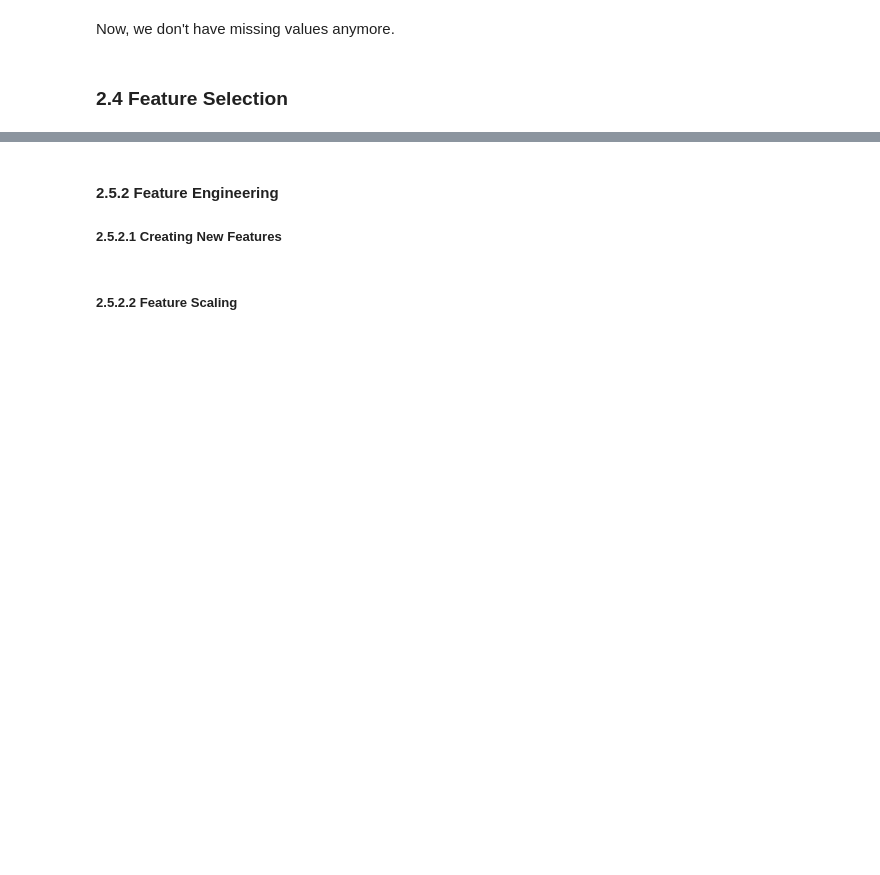
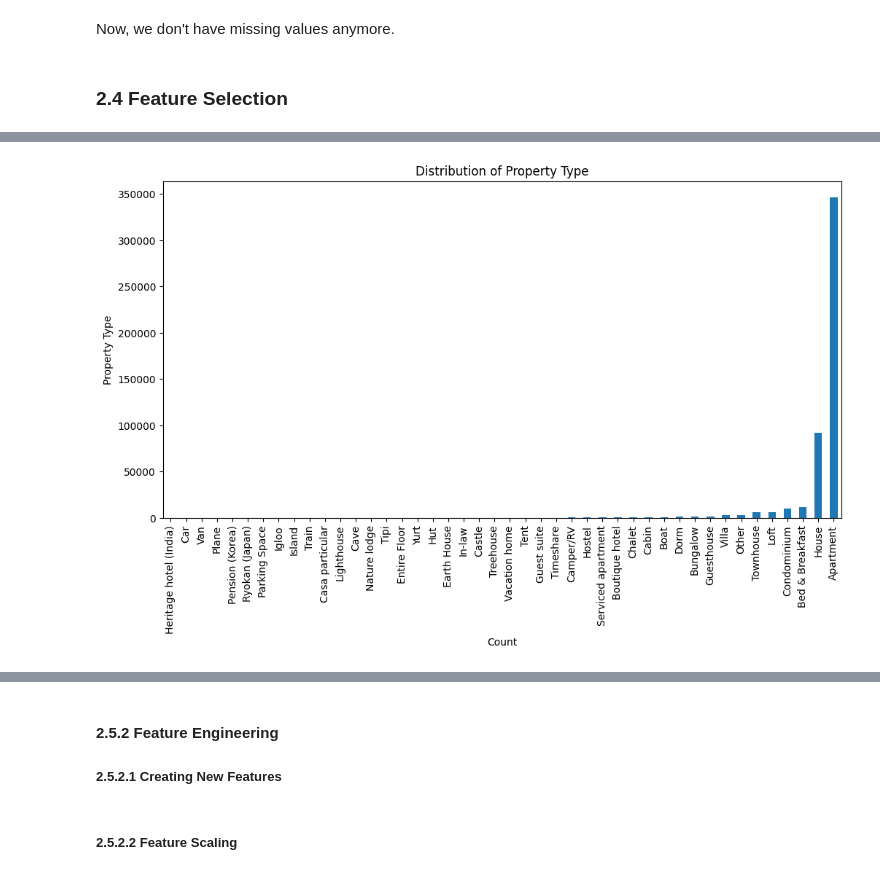
Before and after one commit to Antoine-ValentinCharpentier/AirbnbPricePrediction2, a Jupyter notebook: notebook.ipynb, the cells around one changed output, grey strips where cells are left out. Cells and saved outputs as stored; diff of their text form; code cells hidden in the pictures; blank space fills up the shorter version.

```diff
--- a/notebook.ipynb
+++ b/notebook.ipynb
@@ -675,7 +677,7 @@ def calculate_reviews_per_month(row):
         return row['Reviews per Month']
 
     nb_review = row['Number of Reviews']
-    nb_months_since_hosting = row['Months Since Hosting']
+    nb_months_since_hosting = row['Days Since Hosting'] // 30.5
 
     if pd.isnull(nb_review) or nb_months_since_hosting <= 0:
         return 0
@@ -683,8 +685,6 @@ def calculate_reviews_per_month(row):
         return nb_review / nb_months_since_hosting
 # %%
 dataset['Reviews per Month'] = dataset.apply(calculate_reviews_per_month, axis=1)
-# %%
-dataset.drop('Months Since Hosting', axis=1, inplace=True)
 # %% [markdown]
 Now, let's turn our attention to the ``Amenities`` attribute. Each provided value appears as a string where individual amenities are separated by commas. I assume that accommodations with missing data do not have any amenities, so I fill in the missing values with an empty string.
 # %%
@@ -734,0 +764,2 @@ Now, we don't have missing values anymore.
+# %%
+dataset.drop(['Host Since'], axis=1, inplace=True)
@@ -734,0 +781,8 @@ Now, we don't have missing values anymore.
+# %%
+dataset['Cancellation Policy']= dataset['Cancellation Policy'].replace('flexible_new', 'flexible')
+dataset['Cancellation Policy']= dataset['Cancellation Policy'].replace('moderate_new', 'moderate')
+dataset['Cancellation Policy']= dataset['Cancellation Policy'].replace('strict_new', 'strict')
+dataset['Cancellation Policy']= dataset['Cancellation Policy'].replace('super_strict_30', 'super_strict')
+dataset['Cancellation Policy']= dataset['Cancellation Policy'].replace('super_strict_30_new', 'super_strict')
+dataset['Cancellation Policy']= dataset['Cancellation Policy'].replace('super_strict_60', 'super_strict')
+dataset['Cancellation Policy']= dataset['Cancellation Policy'].replace('super_strict_60_new', 'super_strict')
@@ -734,0 +812,10 @@ Now, we don't have missing values anymore.
+# %%
+column = "Property Type"
+plt.figure(figsize=(12, 6))
+dataset[column].value_counts(dropna=False).sort_values().plot(kind='bar')
+plt.title(f'Distribution of {column}')
+plt.xlabel('Count')
+plt.ylabel(column)
+plt.show()
+# %% [output]
+[figure, added]
```
Also changed, not shown: parts of 38 cells of this notebook.
